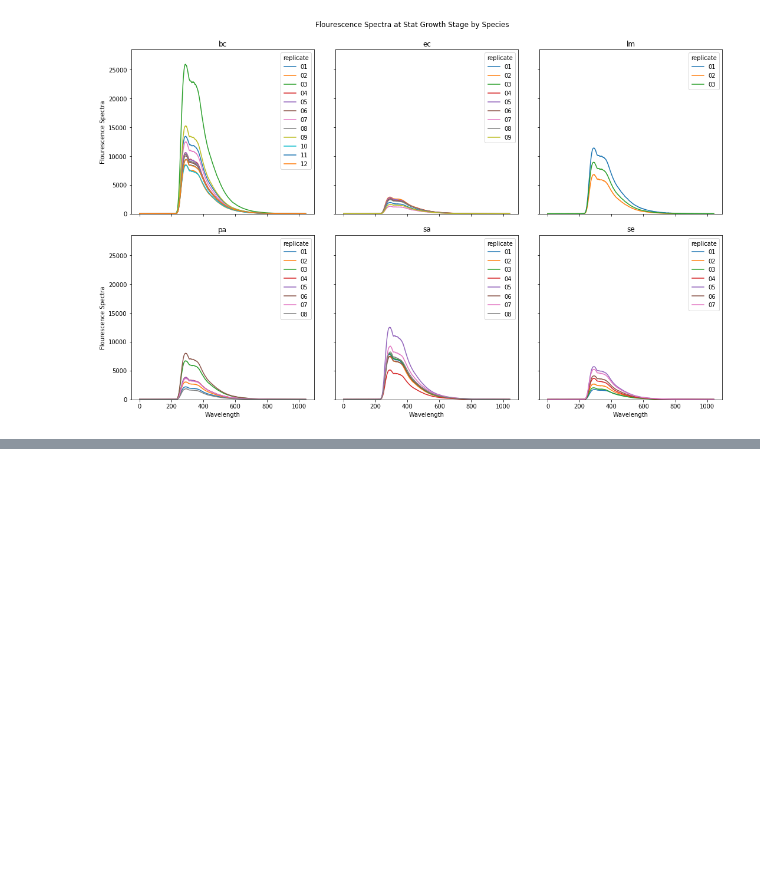
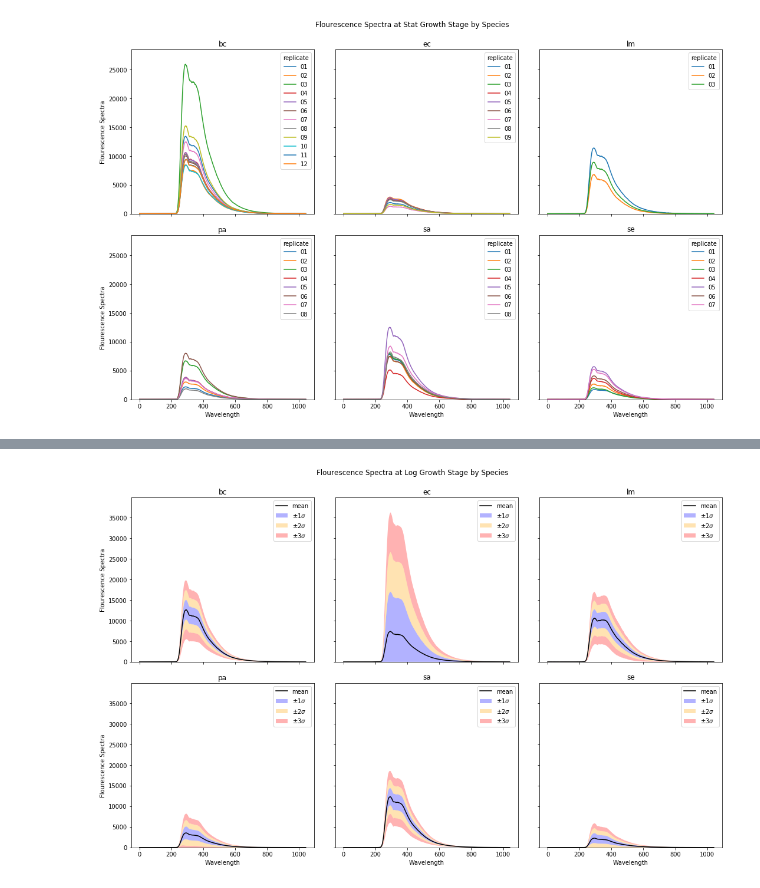
Before and after one commit to AnthonyDickson/summer-bursary-2018, a Jupyter notebook: bacteria/Data Analysis.ipynb, the cells around one changed output, grey strips where cells are left out. Drawn from its saved outputs; the diff is of its cells as text; code cells hidden in the pictures; blank space fills up the shorter version.

```diff
--- a/bacteria/Data Analysis.ipynb
+++ b/bacteria/Data Analysis.ipynb
@@ -150,0 +229,4 @@ plot_growth_stage(growth_stages[2])
+# %%
+plot_growth_stage_stats(growth_stages[1])
+# %% [output]
+[figure, added]
```
Also changed, not shown: parts of 3 cells of this notebook.
